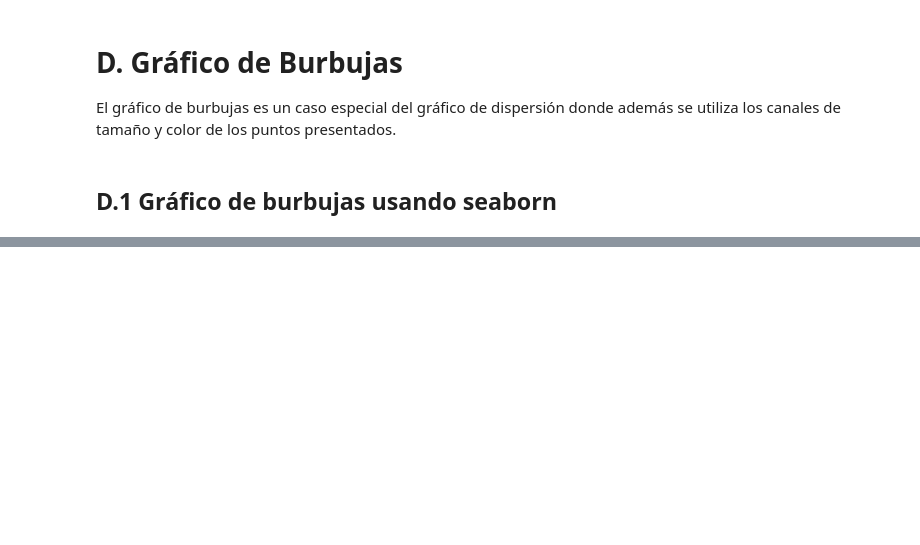
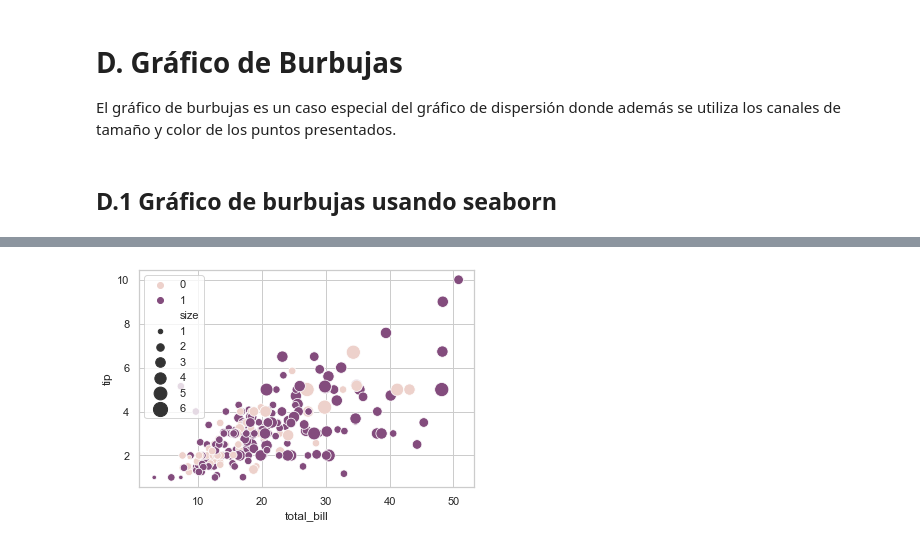
Before and after one commit to jcortesf/JupyterNotebook, a Jupyter notebook: Gráficos de Dispersión y de Burbujas.ipynb, the cells around one changed output, grey strips where cells are left out. Saved outputs shown, nothing was run; the diff lists cells and outputs as text; code cells hidden in the pictures; blank space fills up the shorter version.

```diff
--- a/Gráficos de Dispersión y de Burbujas.ipynb
+++ b/Gráficos de Dispersión y de Burbujas.ipynb
@@ -100,0 +110,8 @@ Text(0, 0.5, 'Propina')
+# %%
+
+ax = sns.scatterplot(x="total_bill", y="tip",
+                     hue=time_num, size="size",
+                     sizes=(20, 200), hue_norm=(0, 1.5),
+                     legend="full", data=tips)
+# %% [output]
+[figure, added]
```
Also changed, not shown: parts of 5 cells of this notebook, 1 other file.
